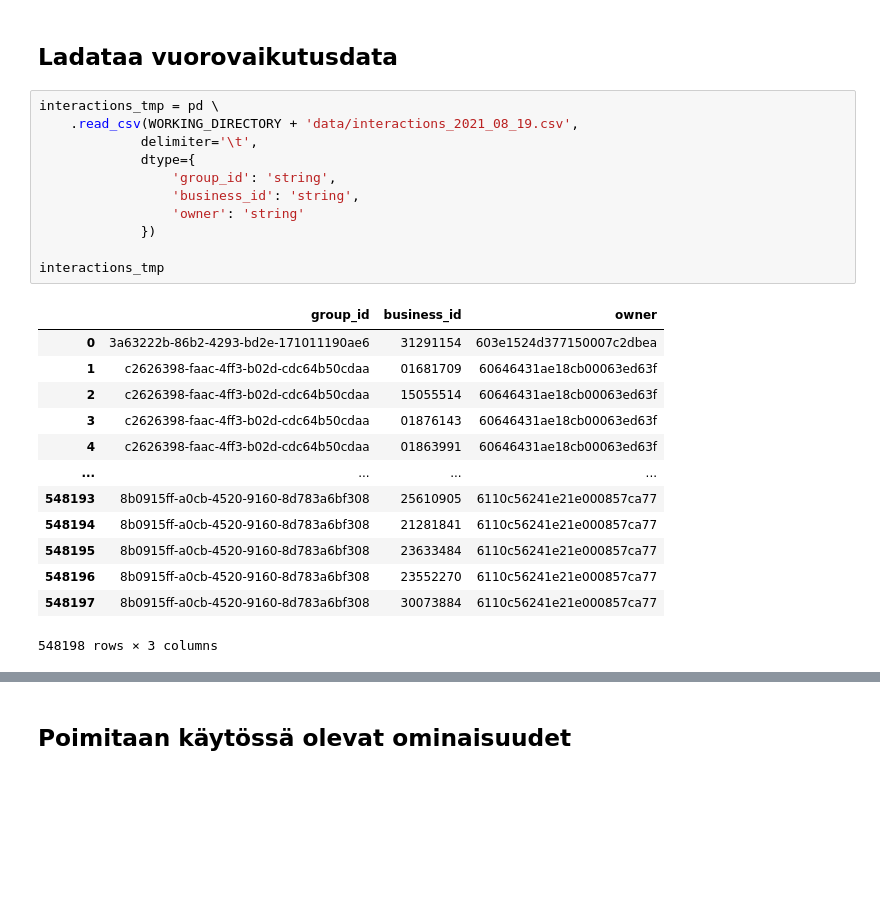
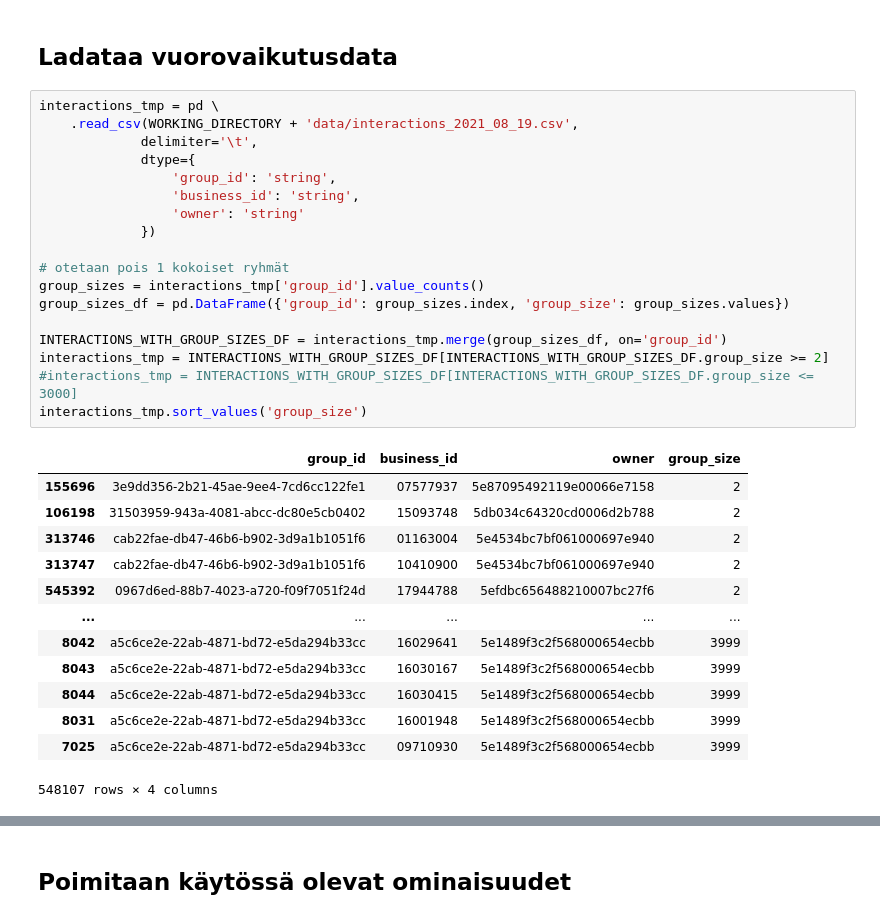
Before and after one commit to sakasute/masters-thesis-code, a Jupyter notebook: jupyter/code/finished_iterations/iteration3/iteration3_feature_selection.ipynb, the cells around one changed output, grey strips where cells are left out. Drawn from its saved outputs; the diff is of its cells as text; blank space fills up the shorter version.

```diff
--- a/jupyter/code/finished_iterations/iteration3/iteration3_feature_selection.ipynb
+++ b/jupyter/code/finished_iterations/iteration3/iteration3_feature_selection.ipynb
@@ -20,28 +20,35 @@ ITEM_IDS = list(COMPANIES_DF['business_id'].unique())
 # %%
 interactions_tmp = pd \
     .read_csv(WORKING_DIRECTORY + 'data/interactions_2021_08_19.csv',
              delimiter='\t',
              dtype={
                  'group_id': 'string',
                  'business_id': 'string',
                  'owner': 'string'
              })
 
-interactions_tmp
+# otetaan pois 1 kokoiset ryhmät
+group_sizes = interactions_tmp['group_id'].value_counts()
+group_sizes_df = pd.DataFrame({'group_id': group_sizes.index, 'group_size': group_sizes.values})
+
+INTERACTIONS_WITH_GROUP_SIZES_DF = interactions_tmp.merge(group_sizes_df, on='group_id')
+interactions_tmp = INTERACTIONS_WITH_GROUP_SIZES_DF[INTERACTIONS_WITH_GROUP_SIZES_DF.group_size >= 2]
+#interactions_tmp = INTERACTIONS_WITH_GROUP_SIZES_DF[INTERACTIONS_WITH_GROUP_SIZES_DF.group_size <= 3000]
+interactions_tmp.sort_values('group_size')
 # %% [output]
-|  | group_id | business_id | owner |
-| 0 | 3a63222b-86b2-4293-bd2e-171011190ae6 | 31291154 | 603e1524d377150007c2dbea |
-| 1 | c2626398-faac-4ff3-b02d-cdc64b50cdaa | 01681709 | 60646431ae18cb00063ed63f |
-| 2 | c2626398-faac-4ff3-b02d-cdc64b50cdaa | 15055514 | 60646431ae18cb00063ed63f |
-| 3 | c2626398-faac-4ff3-b02d-cdc64b50cdaa | 01876143 | 60646431ae18cb00063ed63f |
-| 4 | c2626398-faac-4ff3-b02d-cdc64b50cdaa | 01863991 | 60646431ae18cb00063ed63f |
-| ... | ... | ... | ... |
-| 548193 | 8b0915ff-a0cb-4520-9160-8d783a6bf308 | 25610905 | 6110c56241e21e000857ca77 |
-| 548194 | 8b0915ff-a0cb-4520-9160-8d783a6bf308 | 21281841 | 6110c56241e21e000857ca77 |
-| 548195 | 8b0915ff-a0cb-4520-9160-8d783a6bf308 | 23633484 | 6110c56241e21e000857ca77 |
-| 548196 | 8b0915ff-a0cb-4520-9160-8d783a6bf308 | 23552270 | 6110c56241e21e000857ca77 |
-| 548197 | 8b0915ff-a0cb-4520-9160-8d783a6bf308 | 30073884 | 6110c56241e21e000857ca77 |
+|  | group_id | business_id | owner | group_size |
+| 155696 | 3e9dd356-2b21-45ae-9ee4-7cd6cc122fe1 | 07577937 | 5e87095492119e00066e7158 | 2 |
+| 106198 | 31503959-943a-4081-abcc-dc80e5cb0402 | 15093748 | 5db034c64320cd0006d2b788 | 2 |
+| 313746 | cab22fae-db47-46b6-b902-3d9a1b1051f6 | 01163004 | 5e4534bc7bf061000697e940 | 2 |
+| 313747 | cab22fae-db47-46b6-b902-3d9a1b1051f6 | 10410900 | 5e4534bc7bf061000697e940 | 2 |
+| 545392 | 0967d6ed-88b7-4023-a720-f09f7051f24d | 17944788 | 5efdbc656488210007bc27f6 | 2 |
+| ... | ... | ... | ... | ... |
+| 8042 | a5c6ce2e-22ab-4871-bd72-e5da294b33cc | 16029641 | 5e1489f3c2f568000654ecbb | 3999 |
+| 8043 | a5c6ce2e-22ab-4871-bd72-e5da294b33cc | 16030167 | 5e1489f3c2f568000654ecbb | 3999 |
+| 8044 | a5c6ce2e-22ab-4871-bd72-e5da294b33cc | 16030415 | 5e1489f3c2f568000654ecbb | 3999 |
+| 8031 | a5c6ce2e-22ab-4871-bd72-e5da294b33cc | 16001948 | 5e1489f3c2f568000654ecbb | 3999 |
+| 7025 | a5c6ce2e-22ab-4871-bd72-e5da294b33cc | 09710930 | 5e1489f3c2f568000654ecbb | 3999 |
-548198 rows × 3 columns
+548107 rows × 4 columns
 # %%
 # lisätään konserniyrityksille interaktiot
 concern_interactions = interactions_tmp.copy()
```
Also changed, not shown: parts of 4 cells of this notebook, 1 other file.
